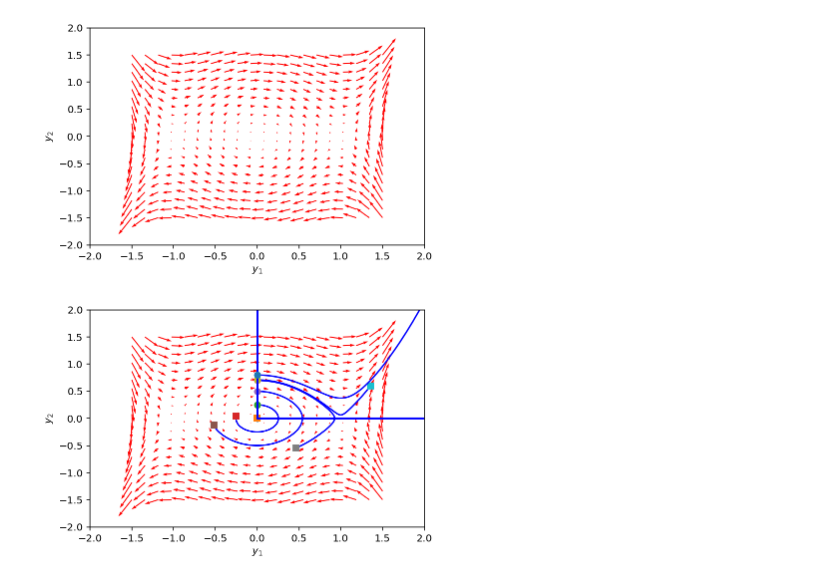
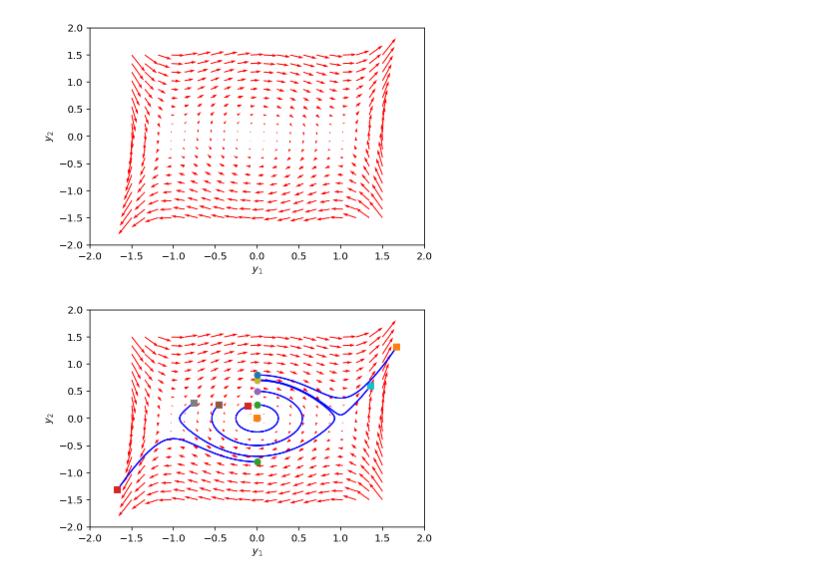
Before and after one commit to fedxa/PHYS30471, a Jupyter notebook: KinkPhasePortrait.ipynb, the cells around one changed output. Saved outputs shown, nothing was run; the diff lists cells and outputs as text; code cells hidden in the pictures.

```diff
--- a/KinkPhasePortrait.ipynb
+++ b/KinkPhasePortrait.ipynb
@@ -46,21 +46,21 @@ ax.set_ylim([-2, 2])
 # %%
 from scipy.integrate import odeint
 
 fig, ax = plt.subplots()
 
 ax.quiver(Y1, Y2, u, v, color='r')
 
 ax.set_xlabel('$y_1$')
 ax.set_ylabel('$y_2$')
 ax.set_xlim([-2, 2])
 ax.set_ylim([-2, 2])
 
-for y20 in [0, 0.25, 0.5, 0.7, 0.71, 0.8]:
-    tspan = np.linspace(0, 5.0, 100)
+for y20,tmax in [[0,5], [0.25,6], [0.5,6], [0.7,10], [0.71,5], [0.8,2.8], [-0.8,2.8]]:
+    tspan = np.linspace(0, tmax, 100)
     y0 = [0.0, y20]
     ys = odeint(f, y0, tspan)
     ax.plot(ys[:,0], ys[:,1], 'b-') # path
     ax.plot([ys[0,0]], [ys[0,1]], 'o') # start
     ax.plot([ys[-1,0]], [ys[-1,1]], 's') # end
 # %% [output]
-[figure, old version]
+[figure, new version]
```
